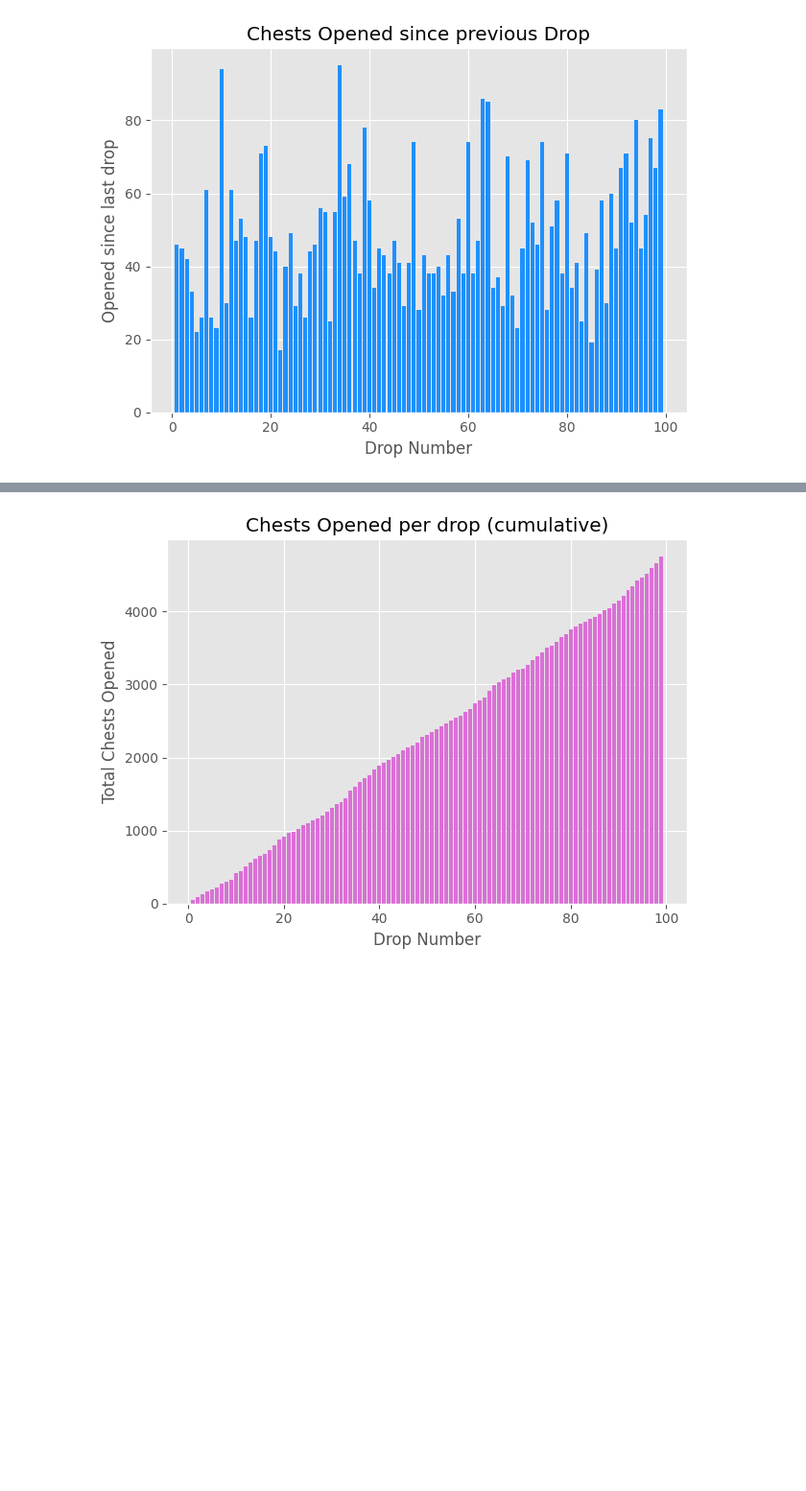
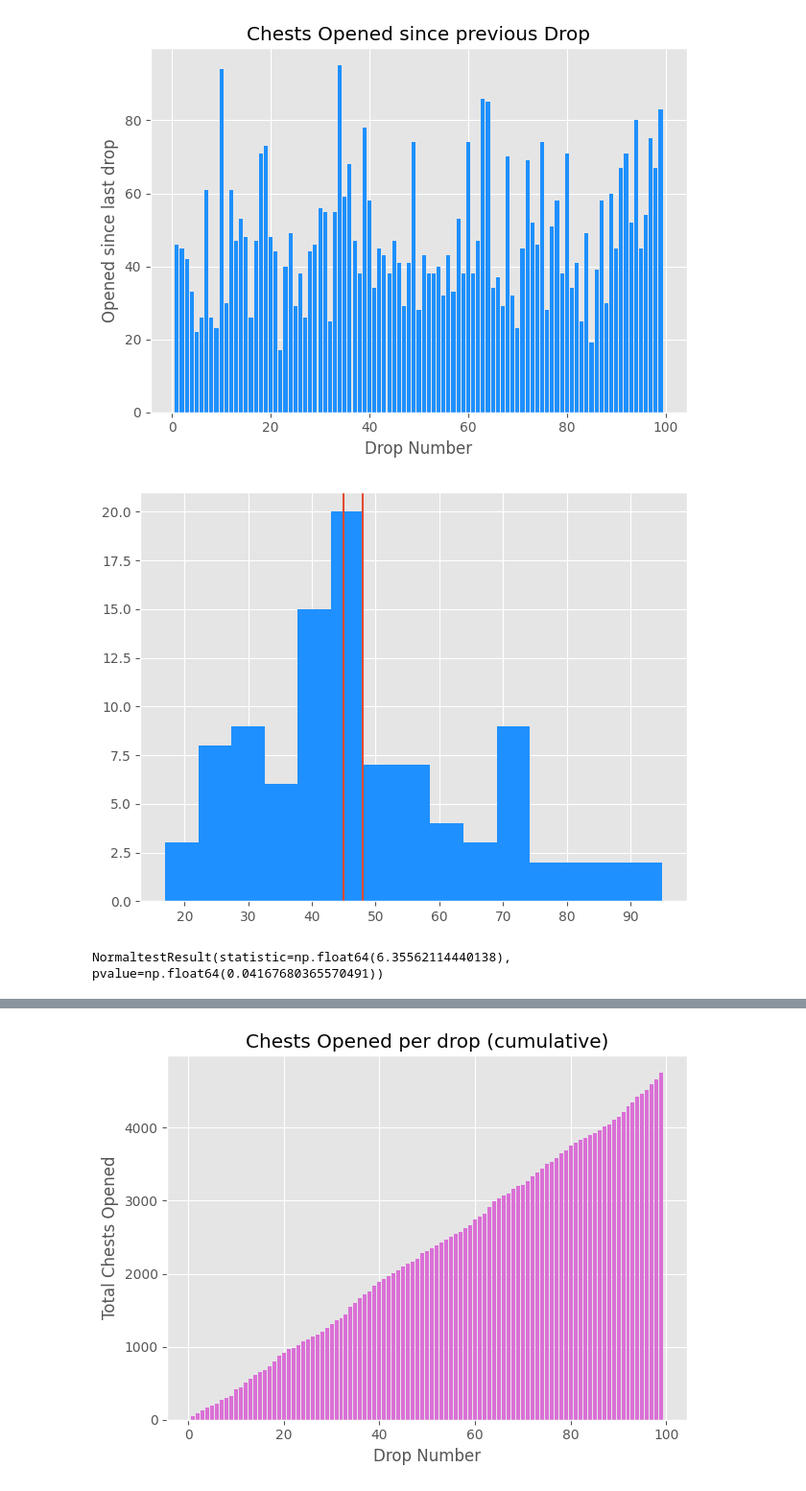
Before and after one commit to finnleyautumn/exotic_class_item_farm, a Jupyter notebook: d2_exotic_farm.ipynb, the cells around one changed output, grey strips where cells are left out. Shown: that part at 96% size. Saved outputs shown, nothing was run; the diff lists cells and outputs as text; code cells hidden in the pictures; blank space fills up the shorter version.

```diff
--- a/d2_exotic_farm.ipynb
+++ b/d2_exotic_farm.ipynb
@@ -261,3 +265,19 @@ plt.savefig("outputs/opened_since_last_drop.png")
 plt.show()
 # %% [output]
 [figure]
+# %%
+fig,ax=plt.subplots(1,1,tight_layout=True)
+
+ax.hist(world_chests.opened_since_previous_drop,
+        bins = 15,
+        color = 'dodgerblue')
+
+ax.axvline(world_chests.opened_since_previous_drop.mean())
+ax.axvline(world_chests.opened_since_previous_drop.median())
+plt.show()
+# %% [output]
+[figure, added]
+# %%
+normaltest(world_chests.opened_since_previous_drop)
+# %% [output]
+NormaltestResult(statistic=np.float64(6.35562114440138), pvalue=np.float64(0.04167680365570491))
```
Also changed, not shown: parts of 18 cells of this notebook.
